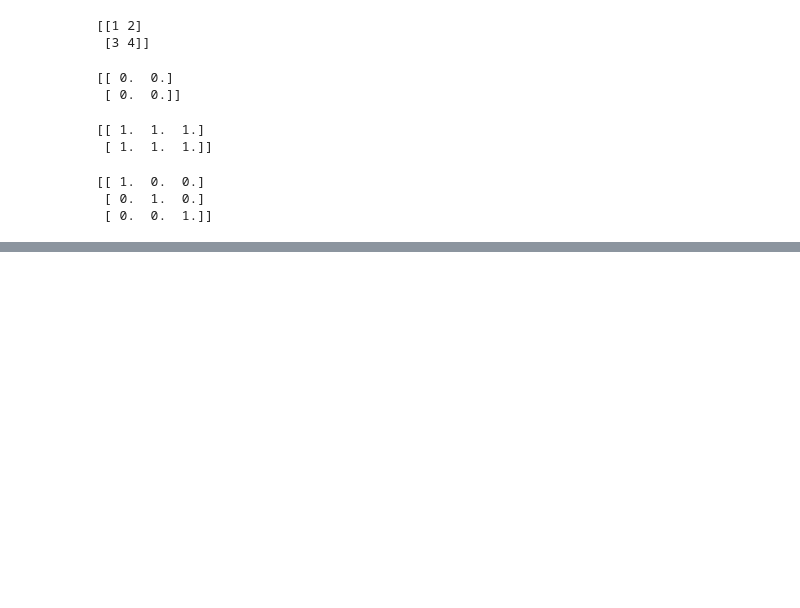
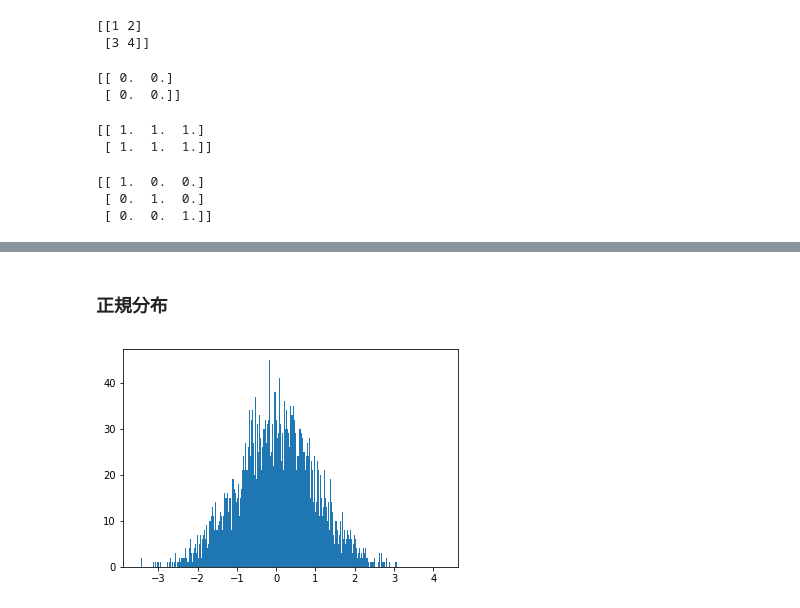
Before and after one commit to Scstechr/D-WiSE_LT, a Jupyter notebook: 180301/codes/Numpy_and_Python_Crash_Course.ipynb, the cells around one changed output, grey strips where cells are left out. Drawn from its saved outputs; the diff is of its cells as text; code cells hidden in the pictures; blank space fills up the shorter version.

```diff
--- a/180301/codes/Numpy_and_Python_Crash_Course.ipynb
+++ b/180301/codes/Numpy_and_Python_Crash_Course.ipynb
@@ -190,0 +265,8 @@ print(array)
+# %% [markdown]
+### 正規分布
+# %%
+R = np.random.randn(10000)
+plt.hist(R, bins=1000)
+plt.show()
+# %% [output]
+[figure, added]
```
Also changed, not shown: parts of 50 cells of this notebook.
